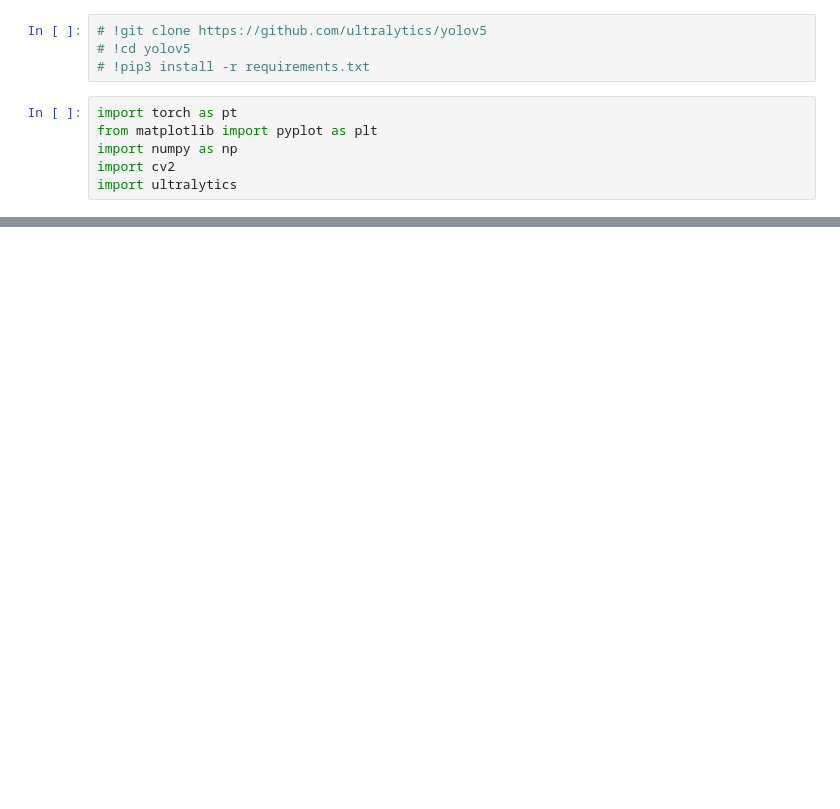
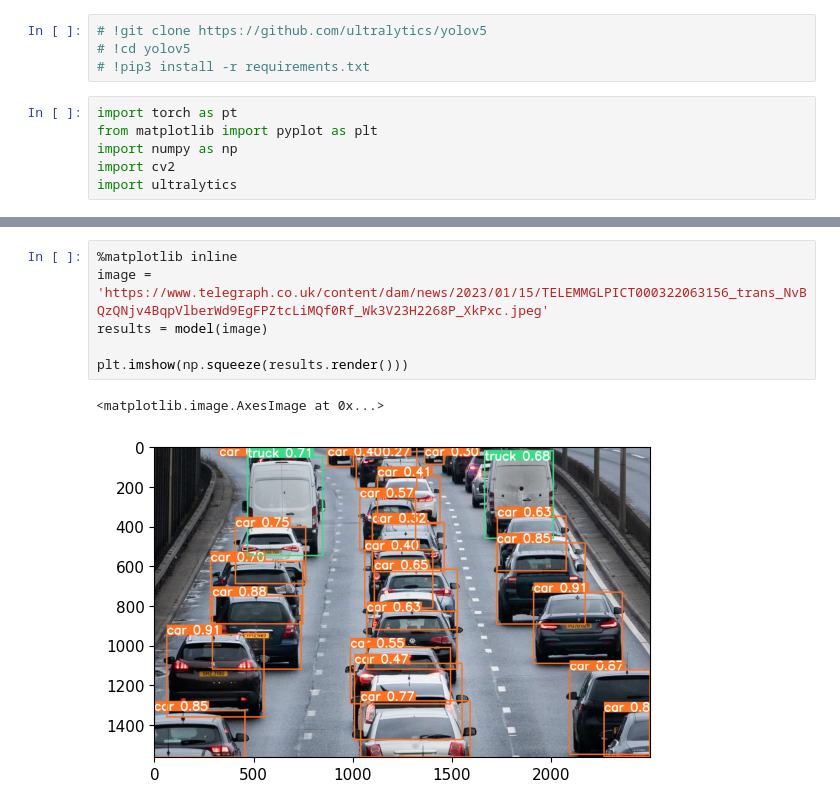
Before and after one commit to GGisMee/PyTorch, a Jupyter notebook: yolo_test/yolo.ipynb, the cells around one changed output, grey strips where cells are left out. Saved outputs shown, nothing was run; the diff lists cells and outputs as text; blank space fills up the shorter version.

```diff
--- a/yolo_test/yolo.ipynb
+++ b/yolo_test/yolo.ipynb
@@ -14,0 +22,9 @@ RuntimeError: It looks like there is no internet connection and the repo could n
+# %%
+%matplotlib inline
+image = 'https://www.telegraph.co.uk/content/dam/news/2023/01/15/TELEMMGLPICT000322063156_trans_NvBQzQNjv4BqpVlberWd9EgFPZtcLiMQf0Rf_Wk3V23H2268P_XkPxc.jpeg'
+results = model(image)
+
+plt.imshow(np.squeeze(results.render()))
+# %% [output]
+<matplotlib.image.AxesImage at 0x...>
+[figure, added]
```
Also changed, not shown: parts of 4 cells of this notebook, 3 other files.
